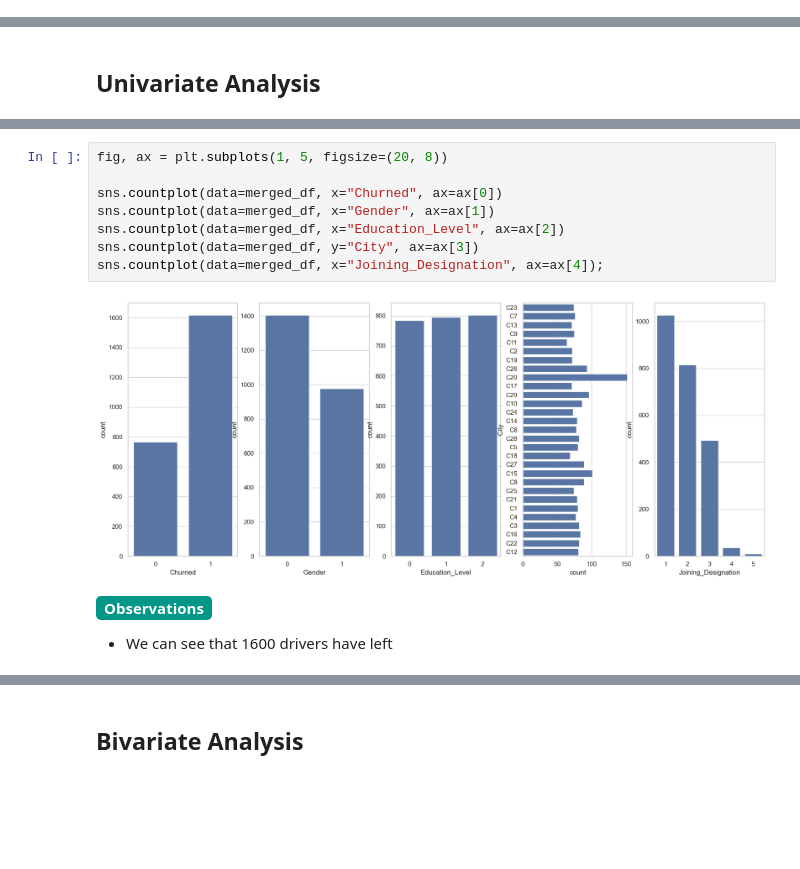
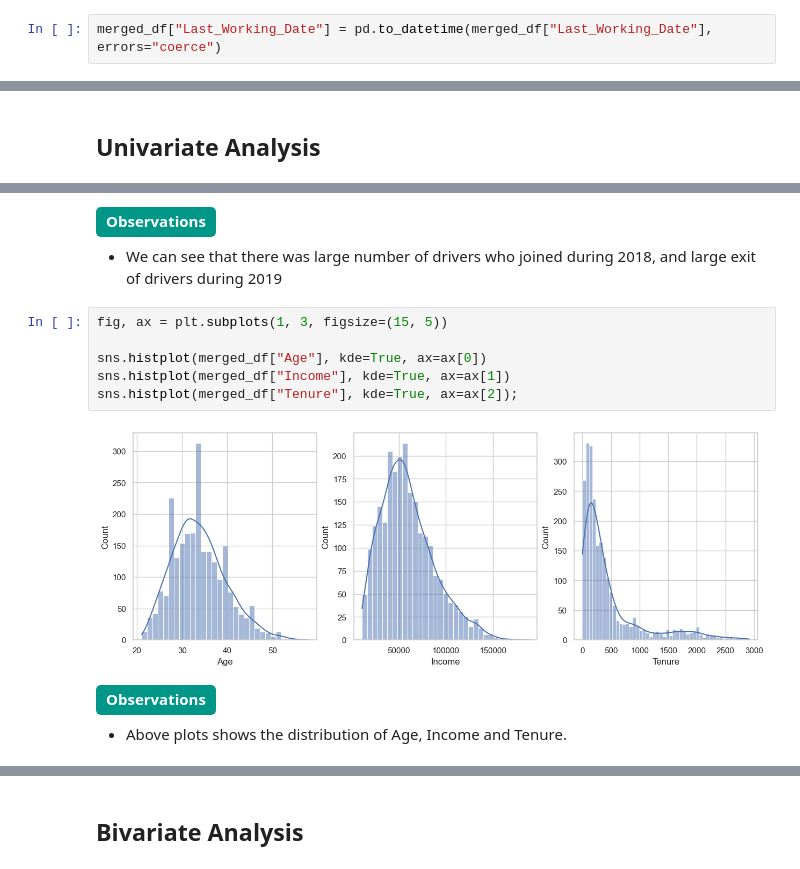
Before and after one commit to gautamnaik1994/OLA-Driver-Churn-ML-CaseStudy, a Jupyter notebook: CaseStudy.ipynb, the cells around one changed output, grey strips where cells are left out. Cells and saved outputs as stored; diff of their text form; blank space fills up the shorter version.

```diff
--- a/CaseStudy.ipynb
+++ b/CaseStudy.ipynb
@@ -386,3 +467,5 @@ merged_df=merged_df.toPandas()
 # %%
 ola_df=pd.read_parquet("ola_driver_cleaned.parquet")
 merged_df=pd.read_parquet("ola_driver_merged.parquet")
+# %%
+merged_df["Last_Working_Date"] = pd.to_datetime(merged_df["Last_Working_Date"], errors="coerce")
@@ -434,13 +627,14 @@ for i, col in enumerate(numerical_cols):
+# %% [markdown]
+<b style='padding: 4px 10px 6px 10px;border-radius: 5px;background: #009688;color: #fff;display: inline-block;'>Observations</b>
+- We can see that there was large number of drivers who joined during 2018, and large exit of drivers during 2019
 # %%
-fig, ax = plt.subplots(1, 5, figsize=(20, 8))
+fig, ax = plt.subplots(1, 3, figsize=(15, 5))
 
-sns.countplot(data=merged_df, x="Churned", ax=ax[0])
-sns.countplot(data=merged_df, x="Gender", ax=ax[1])
-sns.countplot(data=merged_df, x="Education_Level", ax=ax[2])
-sns.countplot(data=merged_df, y="City", ax=ax[3])
-sns.countplot(data=merged_df, x="Joining_Designation", ax=ax[4]);
+sns.histplot(merged_df["Age"], kde=True, ax=ax[0])
+sns.histplot(merged_df["Income"], kde=True, ax=ax[1])
+sns.histplot(merged_df["Tenure"], kde=True, ax=ax[2]);
 # %% [output]
-[figure, old version]
+[figure, new version]
 # %% [markdown]
-<b style='padding: 2px 8px;border-radius: 5px;background: #009688;color: #fff;display: inline-block;'>Observations</b>
-- We can see that 1600 drivers have left
+<b style='padding: 4px 10px 6px 10px;border-radius: 5px;background: #009688;color: #fff;display: inline-block;'>Observations</b>
+- Above plots shows the distribution of Age, Income and Tenure.
```
Also changed, not shown: parts of 187 cells of this notebook, 1 other file.
